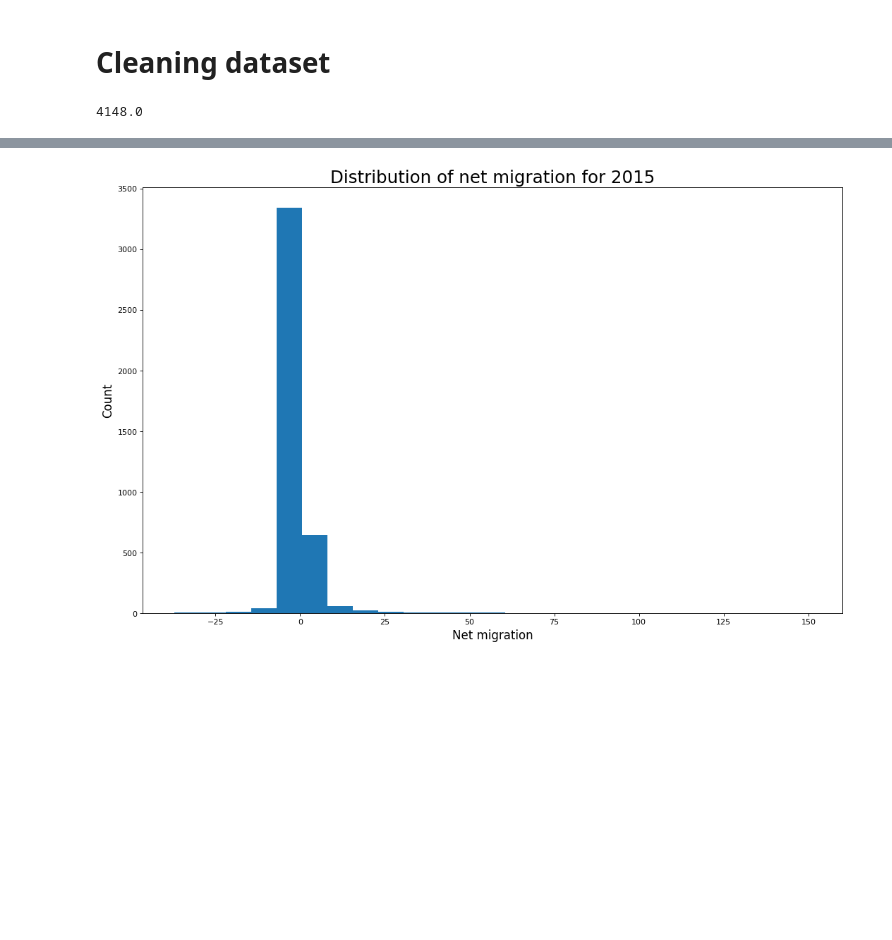
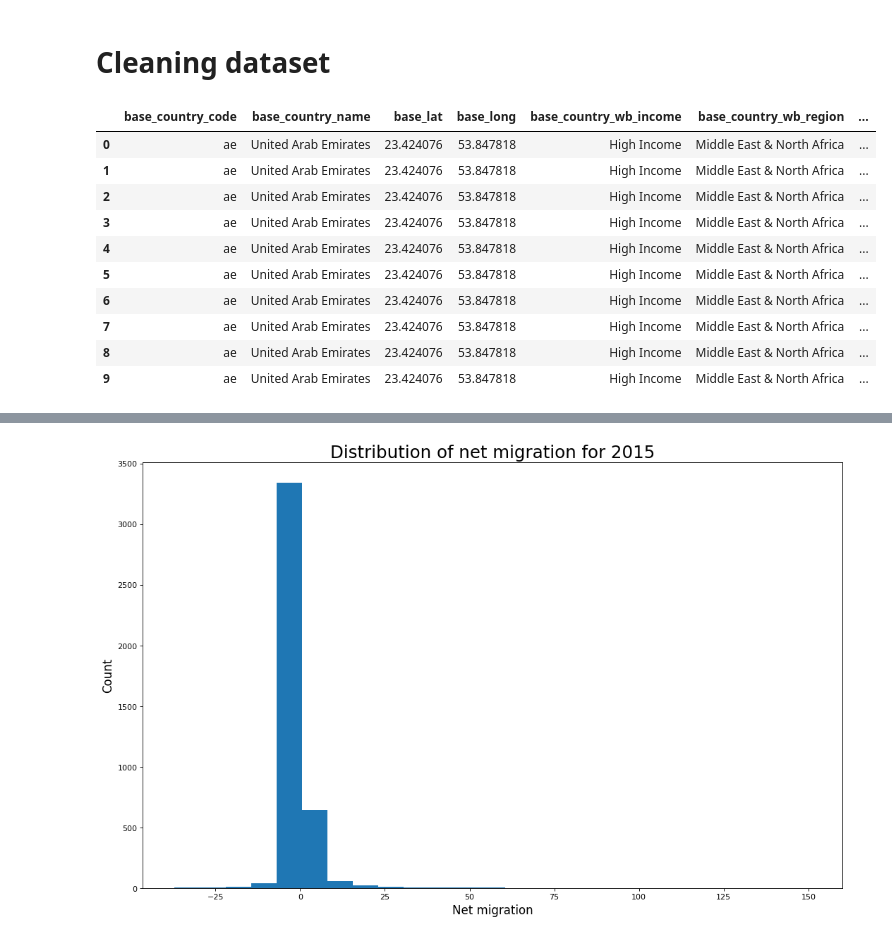
Before and after one commit to pdesai27/DAB-103, a Jupyter notebook: CountryMigration.ipynb, the cells around one changed output, grey strips where cells are left out. Cells and saved outputs as stored; diff of their text form; code cells hidden in the pictures; blank space fills up the shorter version.

```diff
--- a/CountryMigration.ipynb
+++ b/CountryMigration.ipynb
@@ -87,17 +95,22 @@ Index(['base_country_code', 'base_country_name', 'base_lat', 'base_long',
       dtype='object')
 # %% [markdown]
 # Cleaning dataset
-# %%
-# Selecting required columns. Drop empty columns from 18 to 26.
-data = df.iloc[:,0:17]
-
-# Checking the shape of data
-data.shape
-
-# Describing the data
-data.describe()
-data.describe(include='all')
-data.describe().iloc[0,1]
-# %% [output]
-4148.0
+# %%
+# Select columns 1 to 17 and drop empty columns (18 to 26).
+data = df.iloc[:,0:17]
+
+# Use head to display first ten rows
+data.head(10)
+# %% [output]
+|  | base_country_code | base_country_name | base_lat | base_long | base_country_wb_income | base_country_wb_region | ... |
+| 0 | ae | United Arab Emirates | 23.424076 | 53.847818 | High Income | Middle East & North Africa | ... |
+| 1 | ae | United Arab Emirates | 23.424076 | 53.847818 | High Income | Middle East & North Africa | ... |
+| 2 | ae | United Arab Emirates | 23.424076 | 53.847818 | High Income | Middle East & North Africa | ... |
+| 3 | ae | United Arab Emirates | 23.424076 | 53.847818 | High Income | Middle East & North Africa | ... |
+| 4 | ae | United Arab Emirates | 23.424076 | 53.847818 | High Income | Middle East & North Africa | ... |
+| 5 | ae | United Arab Emirates | 23.424076 | 53.847818 | High Income | Middle East & North Africa | ... |
+| 6 | ae | United Arab Emirates | 23.424076 | 53.847818 | High Income | Middle East & North Africa | ... |
+| 7 | ae | United Arab Emirates | 23.424076 | 53.847818 | High Income | Middle East & North Africa | ... |
+| 8 | ae | United Arab Emirates | 23.424076 | 53.847818 | High Income | Middle East & North Africa | ... |
+| 9 | ae | United Arab Emirates | 23.424076 | 53.847818 | High Income | Middle East & North Africa | ... |
 # %%
```
Also changed, not shown: parts of 34 cells of this notebook.
